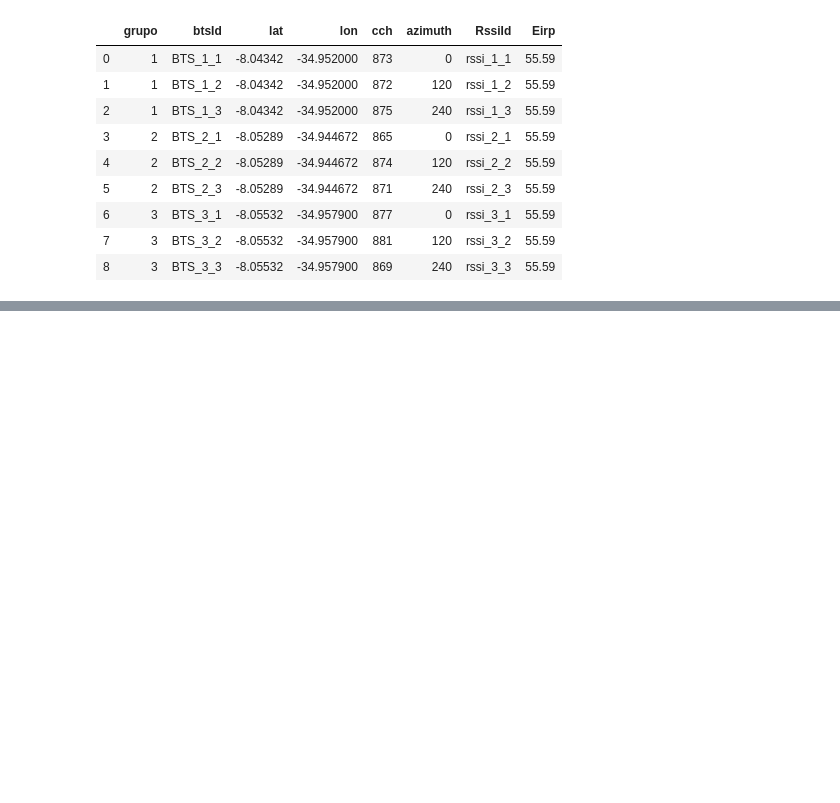
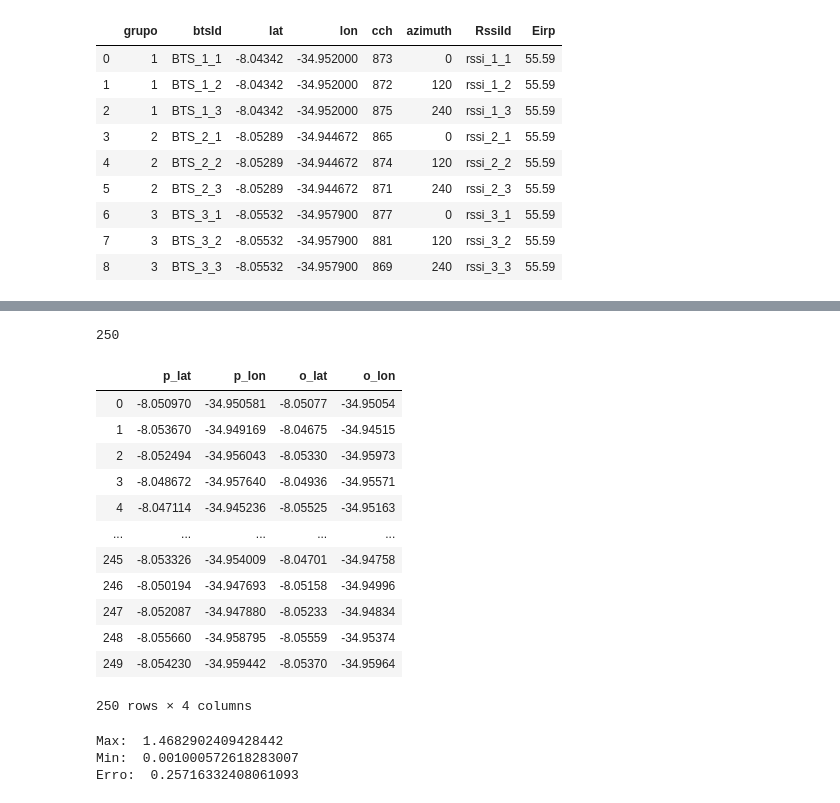
Before and after one commit to gabrielvmelo/cmoveis, a Jupyter notebook: triangulação.ipynb, the cells around one changed output, grey strips where cells are left out. Saved outputs shown, nothing was run; the diff lists cells and outputs as text; code cells hidden in the pictures; blank space fills up the shorter version.

```diff
--- a/triangulação.ipynb
+++ b/triangulação.ipynb
@@ -68,0 +133,8 @@ math.pi
+# %%
+def get_neibor(pat, dataset):
+    ds_copy = dataset.iloc[:,3:].values
+    dists = []
+    for i in range(ds_copy.shape[0]):
+        distance = math.sqrt(sum([(a - b) ** 2 for a, b in zip(pat, ds_copy[i])]))
+        dists.append(distance)
+    return dists.index(min(dists))
@@ -68,0 +236,4 @@ math.pi
+# %%
+len(y_pred)
+# %% [output]
+250
@@ -68,0 +246,16 @@ math.pi
+# %%
+df
+# %% [output]
+|  | p_lat | p_lon | o_lat | o_lon |
+| 0 | -8.050970 | -34.950581 | -8.05077 | -34.95054 |
+| 1 | -8.053670 | -34.949169 | -8.04675 | -34.94515 |
+| 2 | -8.052494 | -34.956043 | -8.05330 | -34.95973 |
+| 3 | -8.048672 | -34.957640 | -8.04936 | -34.95571 |
+| 4 | -8.047114 | -34.945236 | -8.05525 | -34.95163 |
+| ... | ... | ... | ... | ... |
+| 245 | -8.053326 | -34.954009 | -8.04701 | -34.94758 |
+| 246 | -8.050194 | -34.947693 | -8.05158 | -34.94996 |
+| 247 | -8.052087 | -34.947880 | -8.05233 | -34.94834 |
+| 248 | -8.055660 | -34.958795 | -8.05559 | -34.95374 |
+| 249 | -8.054230 | -34.959442 | -8.05370 | -34.95964 |
+250 rows × 4 columns
@@ -68,0 +264,10 @@ math.pi
+# %%
+erro = np.mean(df['dist'].values)
+
+print("Max: ", df['dist'].values.max())
+print("Min: ", df['dist'].values.min())
+print("Erro: ", erro)
+# %% [output]
+Max:  1.4682902409428442
+Min:  0.001000572618283007
+Erro:  0.25716332408061093
```
Also changed, not shown: parts of 22 cells of this notebook, 6 other files.
